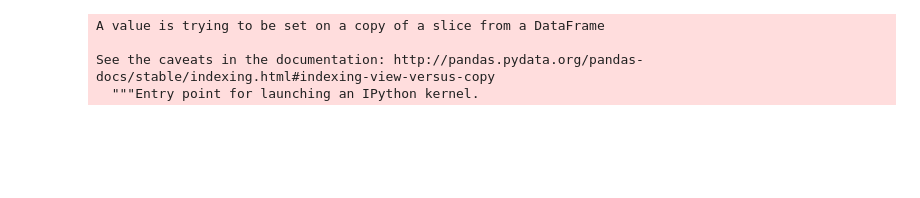
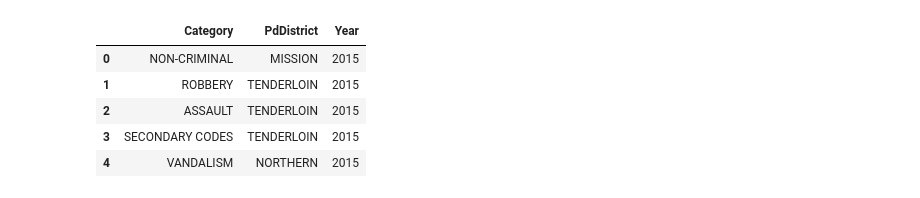
Before and after one commit to alexwdavis/Team_Project_AACJ, a Jupyter notebook: crime_analysis.ipynb, the cells around one changed output. Saved outputs shown, nothing was run; the diff lists cells and outputs as text; code cells hidden in the pictures; blank space fills up the shorter version.

```diff
--- a/crime_analysis.ipynb
+++ b/crime_analysis.ipynb
@@ -18 +43,5 @@ df["Date"] = pd.to_datetime(df["Date"])
+# %%
+start_date = df["Date"].max() - dt.timedelta(weeks=11*52)
+# %%
+cleaned = df[df["Date"] >= start_date]
 # %%
@@ -22,7 +48,0 @@ filtered_df = df[(df["Year"] >= 2007) & (df["Year"] <= 2017)]
-# %%
-filtered_df.sort_values("Year", inplace = True)
-# %% [output]
-A value is trying to be set on a copy of a slice from a DataFrame
-
-See the caveats in the documentation: http://pandas.pydata.org/pandas-docs/stable/indexing.html#indexing-view-versus-copy
-  """Entry point for launching an IPython kernel.
@@ -29 +51,10 @@ See the caveats in the documentation: http://pandas.pydata.org/pandas-docs/stabl
+# %%
+cleaned.head()
+# %% [output]
+|  | Category | PdDistrict | Year |
+| 0 | NON-CRIMINAL | MISSION | 2015 |
+| 1 | ROBBERY | TENDERLOIN | 2015 |
+| 2 | ASSAULT | TENDERLOIN | 2015 |
+| 3 | SECONDARY CODES | TENDERLOIN | 2015 |
+| 4 | VANDALISM | NORTHERN | 2015 |
 # %%
```
Also changed, not shown: parts of 17 cells of this notebook.
